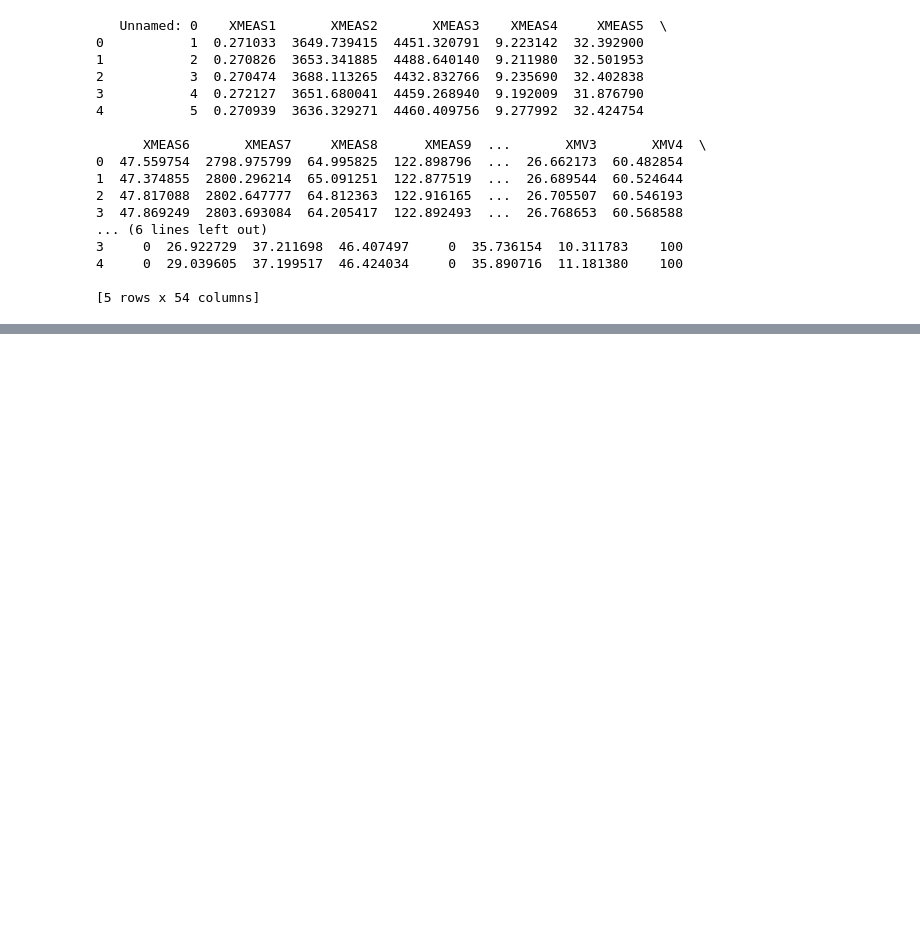
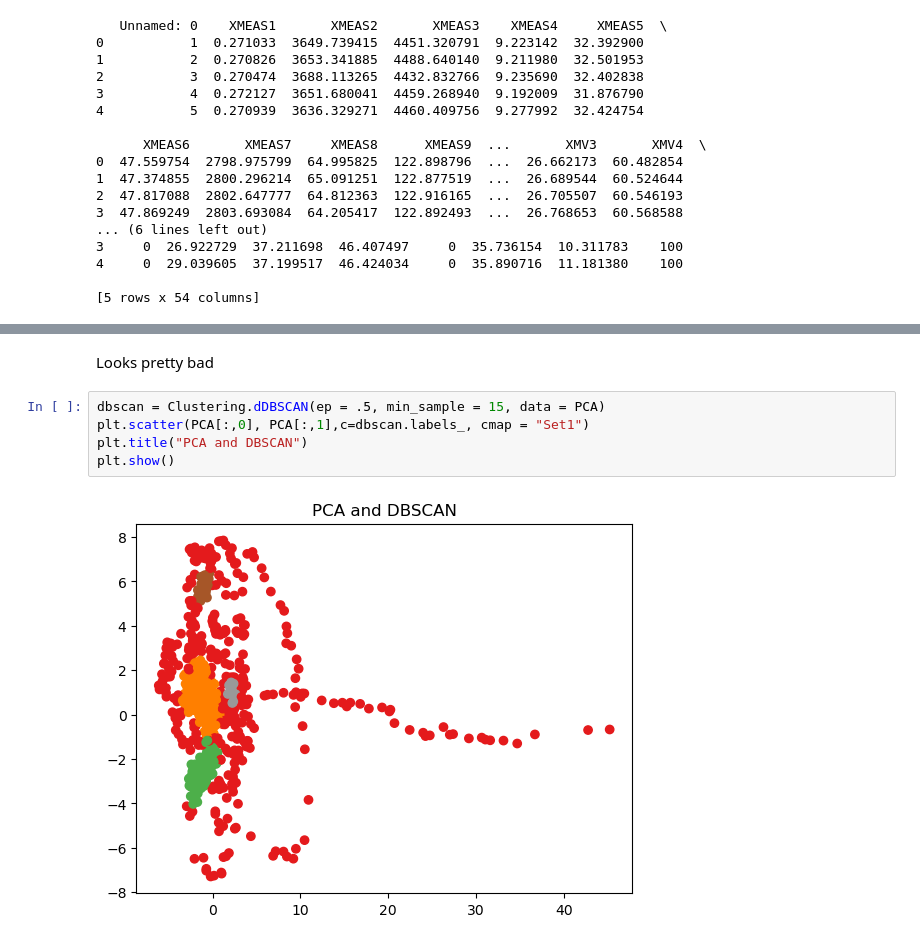
Before and after one commit to KyleTerrito/CHE4230, a Jupyter notebook: testing/Testing.ipynb, the cells around one changed output, grey strips where cells are left out. Saved outputs shown, nothing was run; the diff lists cells and outputs as text; blank space fills up the shorter version.

```diff
--- a/testing/Testing.ipynb
+++ b/testing/Testing.ipynb
@@ -68,0 +62,9 @@ Text(0.5, 1.0, 'First Two Principle Components')
+# %% [markdown]
+Looks pretty bad
+# %%
+dbscan = Clustering.dDBSCAN(ep = .5, min_sample = 15, data = PCA)
+plt.scatter(PCA[:,0], PCA[:,1],c=dbscan.labels_, cmap = "Set1")
+plt.title("PCA and DBSCAN")
+plt.show()
+# %% [output]
+[figure, added]
```
Also changed, not shown: parts of 27 cells of this notebook, 3 other files.
